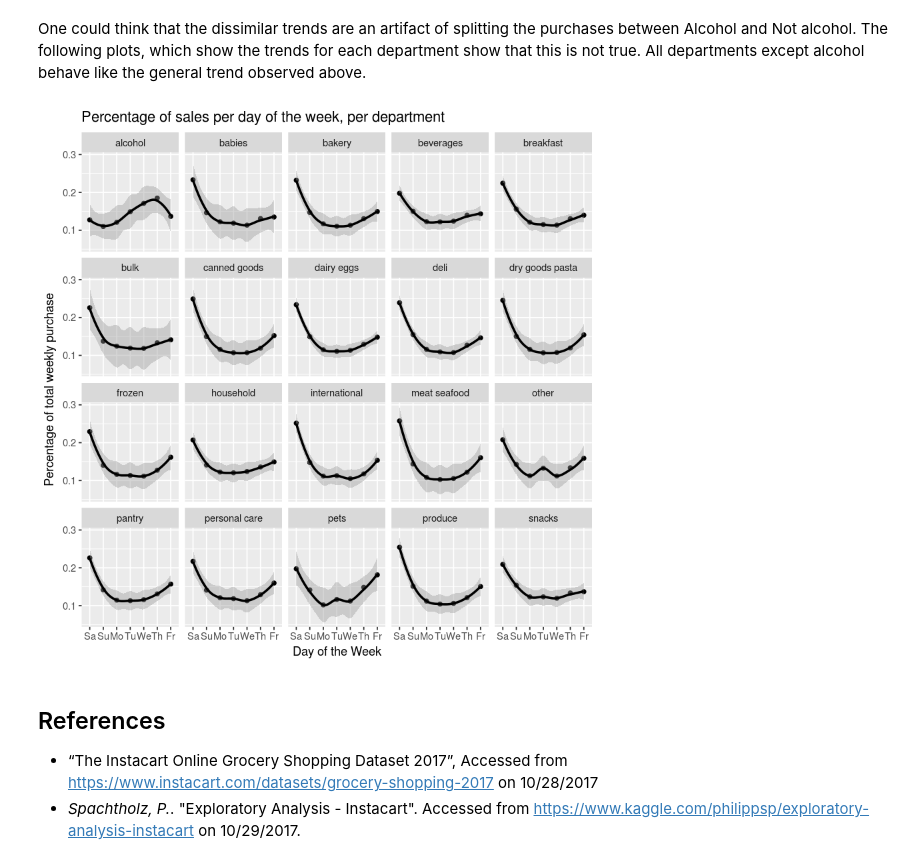
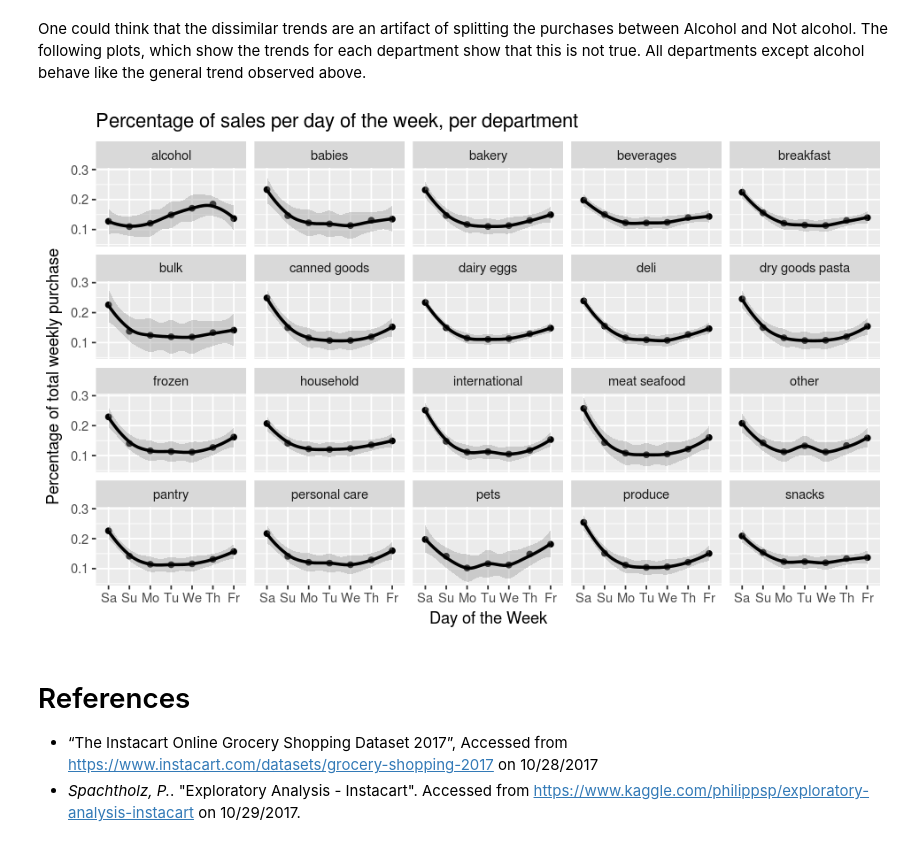
Before and after one commit to fabikw/DataAnalysis, a Jupyter notebook: Data Analysis Instacart.ipynb, the cells around one changed output. Drawn from its saved outputs; the diff is of its cells as text; code cells hidden in the pictures.

```diff
--- a/Data Analysis Instacart.ipynb
+++ b/Data Analysis Instacart.ipynb
@@ -82,23 +75,24 @@ scale_linetype_manual(name = "Type of product",values = c("solid","dashed"))
 # %% [markdown]
 One could think that the dissimilar trends are an artifact of splitting the purchases between Alcohol and Not alcohol. The following plots, which show the trends for each department show that this is not true. All departments except alcohol behave like the general trend observed above.
 # %%
+options(repr.plot.width=8, repr.plot.height=5)
 ggplot(orders_by_dow %>% filter(department_id != 21) ,
        aes(
            y = qty/qty_tot,
            )) +
 geom_point(aes(x = order_dow %>% factor(levels = c(0,1,2,3,4,5,6),
                                     labels = c("Sa", "Su", "Mo", "Tu", "We", "Th", "Fr"), ordered=TRUE))) +
 facet_wrap(~department)+
 geom_smooth(method = "loess", aes(x = order_dow+1),
             col = "black",
             level = 0.9) +
 labs(x = "Day of the Week", y = "Percentage of total weekly purchase", colour = "Department") +
 ggtitle("Percentage of sales per day of the week, per department") +
 scale_linetype_manual(name = "Type of product",values = c("solid","dashed"))
 # %% [output]
-[figure, old version]
+[figure, new version]
 # %% [markdown]
-## References
+# References
 
 * “The Instacart Online Grocery Shopping Dataset 2017”, Accessed from [https://www.instacart.com/datasets/grocery-shopping-2017](https://www.instacart.com/datasets/grocery-shopping-2017) on 10/28/2017
 * *Spachtholz, P.*. "Exploratory Analysis - Instacart". Accessed from [https://www.kaggle.com/philippsp/exploratory-analysis-instacart](https://www.kaggle.com/philippsp/exploratory-analysis-instacart) on 10/29/2017.
```
Also changed, not shown: parts of 2 cells of this notebook.
